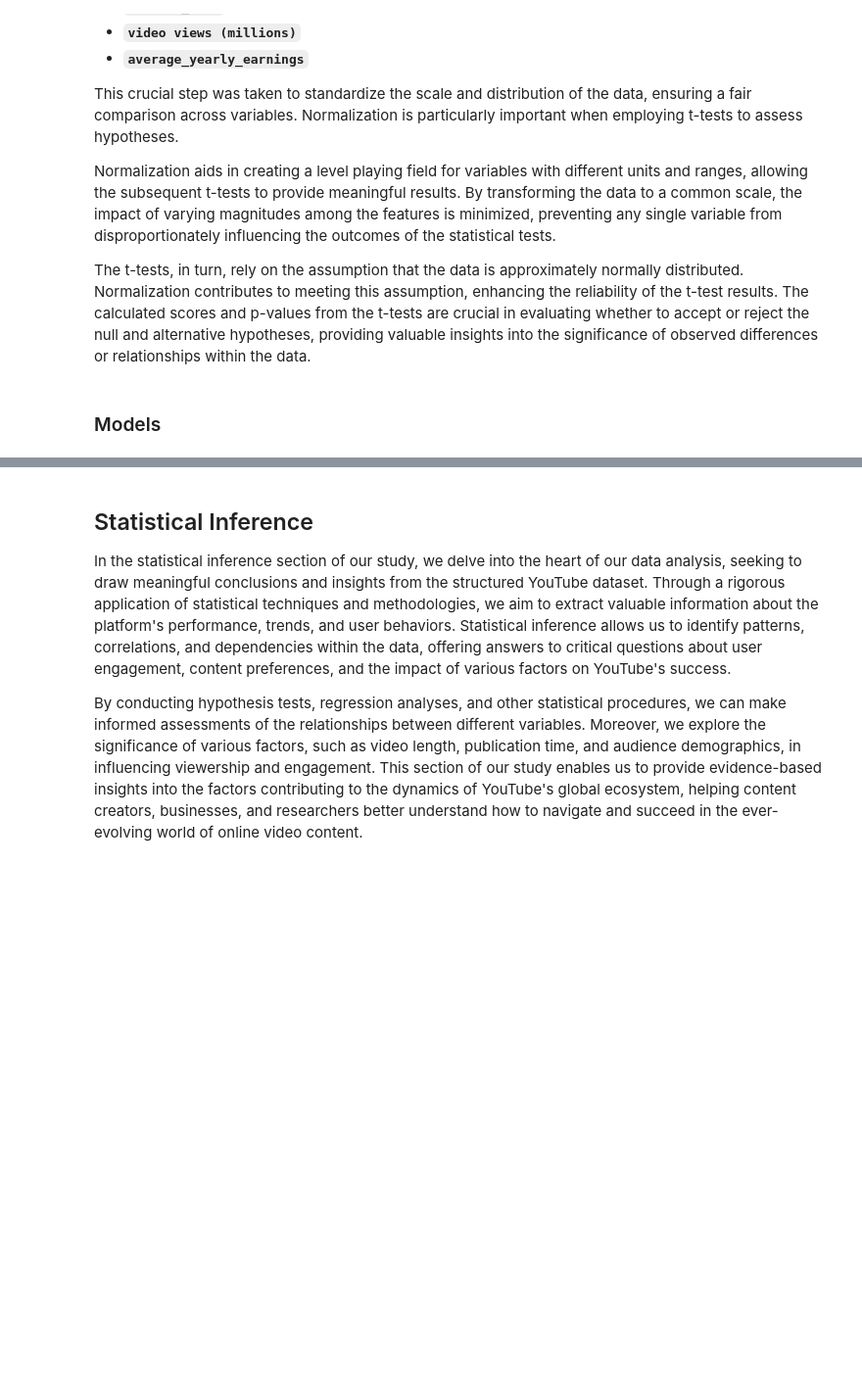
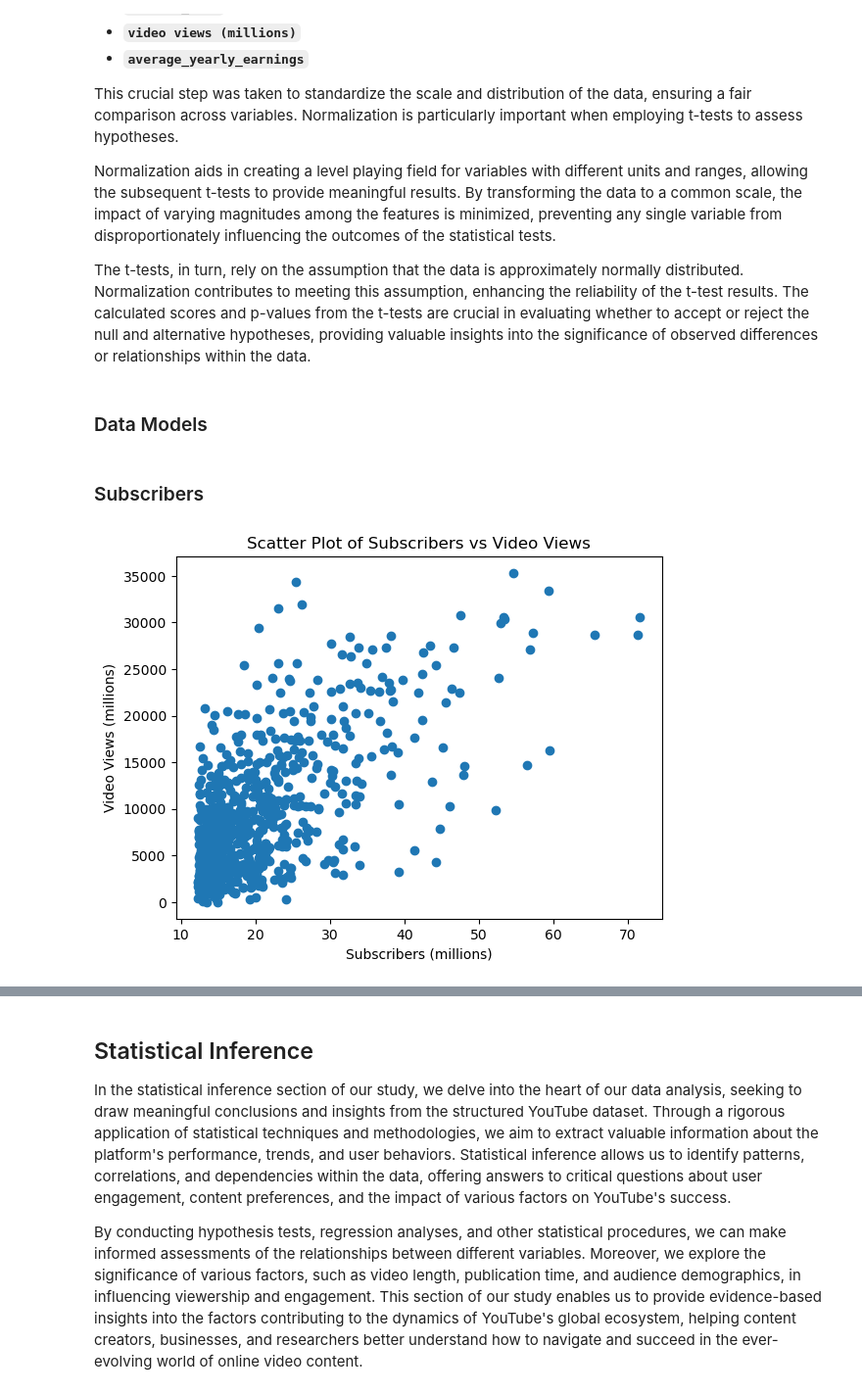
Before and after one commit to Alexxanderson/CSMODEL-PROJECT, a Jupyter notebook: MCO/Phase2Notebook.ipynb, the cells around one changed output, grey strips where cells are left out. Shown at 98% size. Saved outputs shown, nothing was run; the diff lists cells and outputs as text; code cells hidden in the pictures; blank space fills up the shorter version.

Commit message:
added more models and descriptions

```diff
--- a/MCO/Phase2Notebook.ipynb
+++ b/MCO/Phase2Notebook.ipynb
@@ -1698,4 +1688,19 @@ normalized_data = scaler.fit_transform(selected_columns_df)
 # Create a new DataFrame with the normalized data
 normalized_df = pd.DataFrame(normalized_data, columns=column_names)
 # %% [markdown]
-### Models
+### Data Models
+# %% [markdown]
+### Subscribers
+# %%
+# Create a scatter plot
+plt.scatter(youtube_df['subscribers (millions)'], youtube_df['video views (millions)'])
+
+# Add labels and title
+plt.xlabel('Subscribers (millions)')
+plt.ylabel('Video Views (millions)')
+plt.title('Scatter Plot of Subscribers vs Video Views')
+
+# Display the plot
+plt.show()
+# %% [output]
+[figure, added]
```
Also changed, not shown: parts of 35 cells of this notebook.
